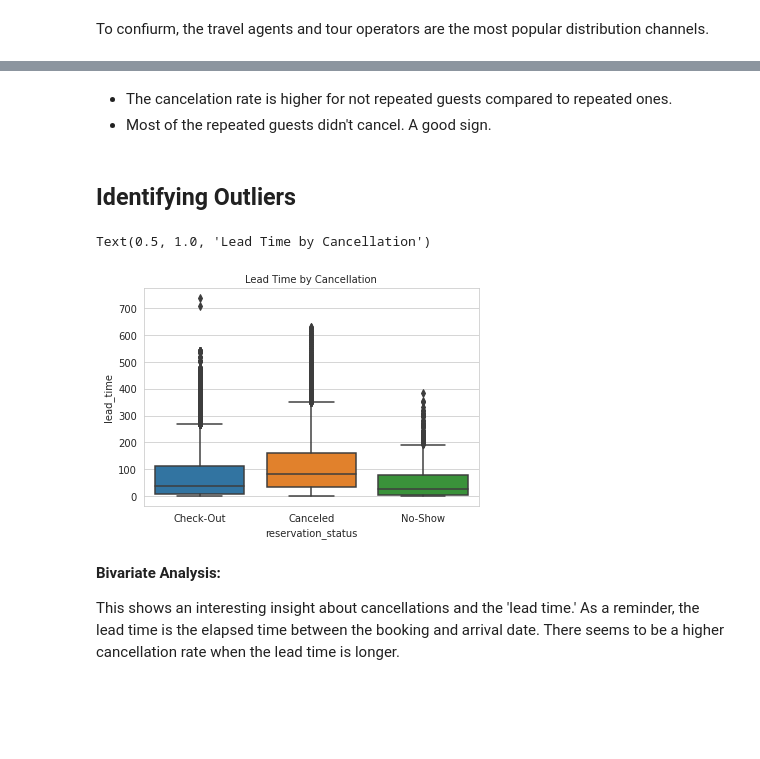
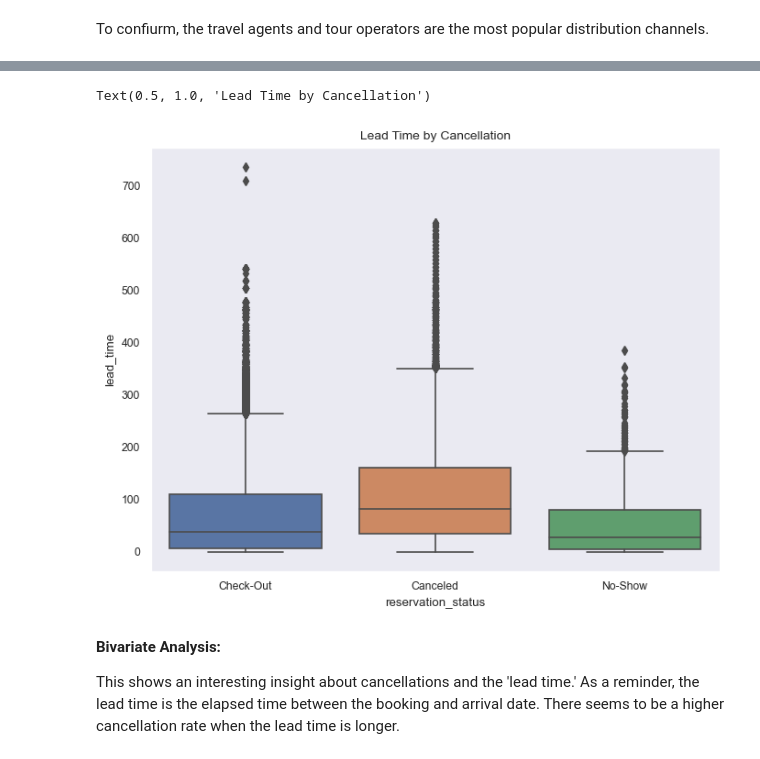
Before and after one commit to rimchristian/Hotel-Reservation-ML-Model, a Jupyter notebook: HotelReservations.ipynb, the cells around one changed output, grey strips where cells are left out. Drawn from its saved outputs; the diff is of its cells as text; code cells hidden in the pictures; blank space fills up the shorter version.

```diff
--- a/HotelReservations.ipynb
+++ b/HotelReservations.ipynb
@@ -354,5 +276,0 @@ dtype: int64
-# %%
-sns.set_style("whitegrid")
-ax = sns.countplot(df['is_canceled'], palette=sns.cubehelix_palette(2))
-plt.title('Reservation Status Class Distribution', fontsize=15)
-plt.xlabel(xlabel='Class')
@@ -439,0 +340,11 @@ Text(0.5, 1.0, 'Market Segment Breakdown')
+# %%
+booking_data['pax'] = booking_data.children=booking_data.adults
+booking_data['stay_nights'] = booking_data.stays_in_week_nights+booking_data.stays_in_weekend_nights
+booking_data['bill']=booking_data.stay_nights*booking_data.adr
+booking_data['room_assignment'] = booking_data['reserved_room_type']==booking_data['assigned_room_type']
+print('* Overall, %2.0f bookings were canceled, accounting for %2.0f percent of booked stays.'
+     %(booking_data.is_canceled.sum(), booking_data.is_canceled.mean()*100))
+plt.figure(figsize=(8,3))
+sns.set_style("white")
+sns.countplot(x='hotel',hue='is_canceled',data=booking_data)
+plt.show()
@@ -439,0 +380,15 @@ Text(0.5, 1.0, 'Market Segment Breakdown')
+# %%
+bookings = booking_data[booking_data['is_canceled']==0].pivot_table(index='arrival_date_month',columns='arrival_date_year',values='hotel',
+                                                                   aggfunc=len, fill_value=0)
+bookings.index = pd.CategoricalIndex(bookings.index,categories=['January','February','March','April','May','June','July','August',
+                                                                'September','October','November','December'], ordered = True)
+bookings = bookings.sort_index()
+mask = np.array([[1,0,0],[1,0,0],[1,0,0],[1,0,0],[1,0,0],[1,0,0],[0,0,0],[0,0,0],[0,0,1],[0,0,1],[0,0,1],
+                [0,0,1]])
+## script creates a mask to hide the cells with no bookings. The mask is a NumPy array with the same dimensions as the heatmap, with a value of 1 for cells with bookings and a value of 0 for cells without bookings.
+
+
+f,ax = plt.subplots(figsize=(5,3))
+sns.heatmap(bookings, center=2000,annot=True,mask=mask,fmt='d',ax=ax,cmap='OrRd')
+sns.set_context('paper')
+plt.show()
@@ -439,0 +401,11 @@ Text(0.5, 1.0, 'Market Segment Breakdown')
+# %%
+sns.set_style('dark')
+fig, axes = plt.subplots(2,3, figsize=(15,10))
+sns.countplot(data=booking_data, x='deposit_type',hue='is_canceled', ax=axes[0][0])
+sns.countplot(data=booking_data, x='market_segment',hue='is_canceled', ax=axes[0][1])
+sns.countplot(data=booking_data, x='distribution_channel',hue='is_canceled', ax=axes[0][2])
+sns.countplot(data=booking_data, x='is_repeated_guest',hue='is_canceled', ax=axes[1][0])
+sns.countplot(data=booking_data, x='room_assignment',hue='is_canceled', ax=axes[1][1])
+sns.countplot(data=booking_data, x='reservation_status',hue='is_canceled', ax=axes[1][2])
+
+plt.show()
@@ -477,15 +437,11 @@ ax[1].set_title("Cancelation Rate Of Repeated Guest",color="#b22222",fontsize=15
-# %% [markdown]
-- The cancelation rate is higher for not repeated guests compared to repeated ones.
-- Most of the repeated guests didn't cancel. A good sign.
-# %% [markdown]
-## **Identifying Outliers**
 # %%
 # deploying a boxplot for the booking status
-sns.boxplot(df['reservation_status'], df['lead_time'])
+plt.figure(figsize=(8, 6))
+sns.boxplot(x='reservation_status', y='lead_time', data=booking_data)
 plt.title('Lead Time by Cancellation', fontsize=10)
 # %% [output]
 Text(0.5, 1.0, 'Lead Time by Cancellation')
-[figure, old version]
+[figure, new version]
 # %% [markdown]
 **Bivariate Analysis:**
 
```
Also changed, not shown: parts of 186 cells of this notebook.
